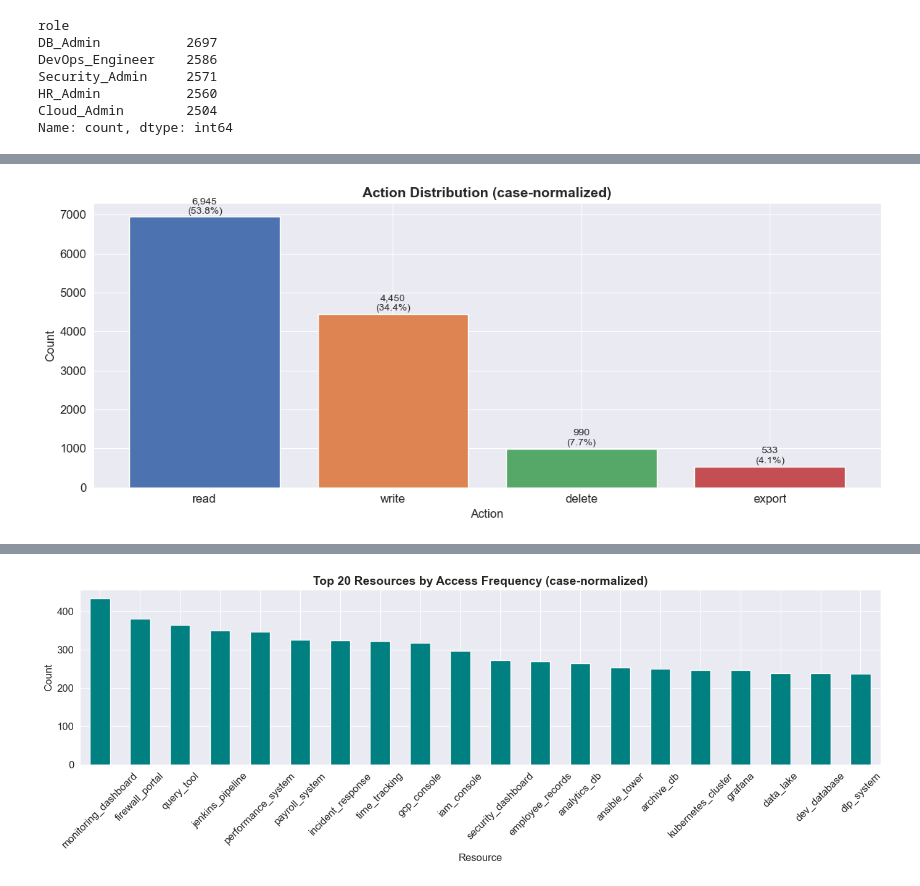
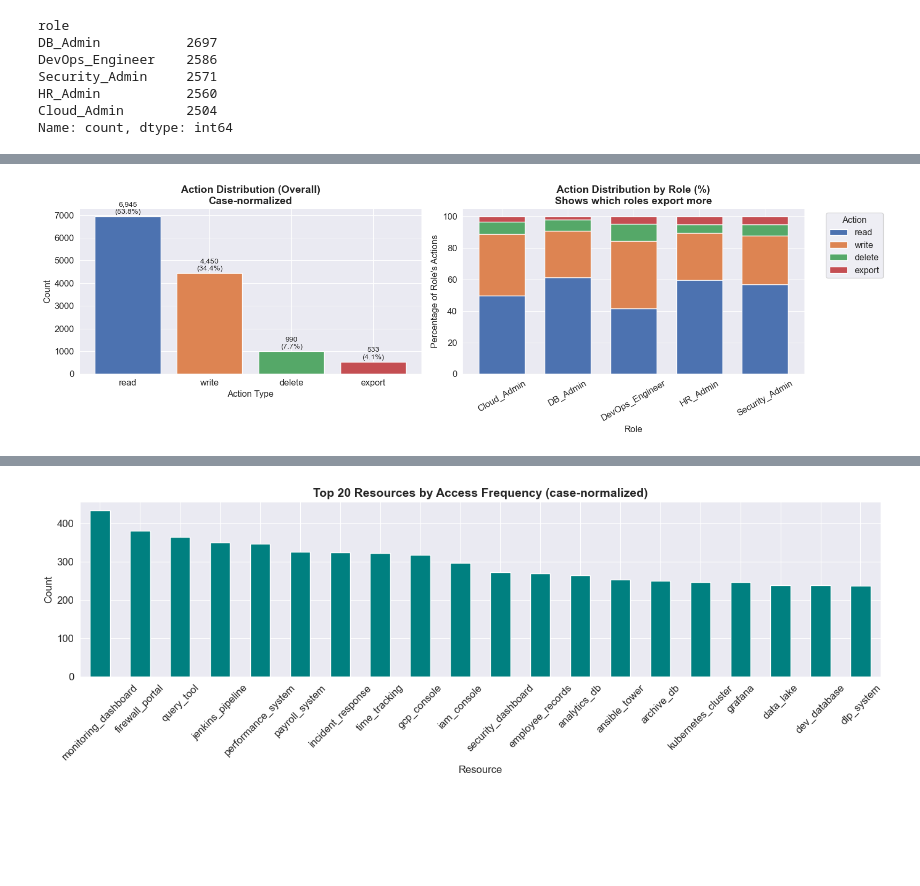
Before and after one commit to kalviumcommunity/S62-0226-Bazinga-DataScience-MachineLearning-Echelon, a Jupyter notebook: notebooks/01_data_exploration.ipynb, the cells around one changed output, grey strips where cells are left out. Drawn from its saved outputs; the diff is of its cells as text; code cells hidden in the pictures; blank space fills up the shorter version.

Commit message:
Refactored EDA notebook and added missing analysis sections

```diff
--- a/notebooks/01_data_exploration.ipynb
+++ b/notebooks/01_data_exploration.ipynb
@@ -131,0 +220,18 @@ Sample of duplicate pairs:
+# %%
+# ── Outlier Detection (IQR Method) ──────────────────────────────
+# IQR = Q3 - Q1; anything below Q1-1.5*IQR or above Q3+1.5*IQR is an outlier.
+# We do this BEFORE cleaning so we know what the raw data looks like.
+
+print("=== OUTLIER DETECTION (IQR Method) ===\n")
+
+for col in ['session_duration', 'access_volume']:
+    Q1 = df[col].quantile(0.25)
+    Q3 = df[col].quantile(0.75)
+    IQR = Q3 - Q1
+    lower = Q1 - 1.5 * IQR
+    upper = Q3 + 1.5 * IQR
+    outliers = ((df[col] < lower) | (df[col] > upper)).sum()
+    print(f"{col}:")
+    print(f"  Q1={Q1:.1f}, Q3={Q3:.1f}, IQR={IQR:.1f}")
+    print(f"  Lower fence: {lower:.1f} | Upper fence: {upper:.1f}")
+    print(f"  Outlier count: {outliers} ({outliers/len(df)*100:.2f}%)\n")
@@ -204,33 +385,86 @@ Name: count, dtype: int64
 # %%
-# Normalize to lowercase before counting so 'read' and 'Read'
-# are treated as the same action - otherwise the chart would show 8 bars
-# instead of 4, making exports look even rarer than they are
+# ── Action Distribution Overall + By Role (Stacked Bar) ─────────────────────
+# Shows overall action distribution AND which roles perform which actions
+# CRITICAL: Export ratio is the #1 weighted feature (22%) in risk scoring
+# Need to see which roles export more to understand baseline expectations
 
 action_counts = df['action'].str.lower().value_counts()
 
-fig, ax = plt.subplots()
-# Different colors per action makes it easier to reference in discussion
-bars = ax.bar(
+fig, axes = plt.subplots(1, 2, figsize=(16, 5))
+
+# === LEFT: Overall Action Distribution ===
+bars = axes[0].bar(
     action_counts.index,
     action_counts.values,
     color=['#4C72B0', '#DD8452', '#55A868', '#C44E52'],
     edgecolor='white'
 )
-ax.set_title('Action Distribution (case-normalized)', fontsize=14, fontweight='bold')
-ax.set_ylabel('Count')
-ax.set_xlabel('Action')
+axes[0].set_title('Action Distribution (Overall)\nCase-normalized',
+                  fontsize=14, fontweight='bold')
+axes[0].set_ylabel('Count')
+axes[0].set_xlabel('Action Type')
 
 # Add count AND percentage above each bar
 for bar in bars:
     height = int(bar.get_height())
-    ax.text(
+    axes[0].text(
         bar.get_x() + bar.get_width()/2,
-        height + 30,
+        height + 50,
         f'{height:,}\n({height/len(df)*100:.1f}%)',
         ha='center', va='bottom', fontsize=10
     )
 
+# === RIGHT: Action Distribution by Role (Stacked Bar) ===
+# This is the critical addition - shows which roles export more
+action_role_crosstab = pd.crosstab(
+    df['role'].str.strip(),
+    df['action'].str.lower(),
+    normalize='index'  # Normalize within each role (row-wise)
+) * 100
+
+# Ensure action order matches the left chart
+action_order = ['read', 'write', 'delete', 'export']
+action_role_crosstab = action_role_crosstab[[col for col in action_order if col in action_role_crosstab.columns]]
+
+action_role_crosstab.plot(
+    kind='bar',
+    stacked=True,
+    ax=axes[1],
+    color=['#4C72B0', '#DD8452', '#55A868', '#C44E52'],
+    edgecolor='white',
+    width=0.7
+)
+axes[1].set_title('Action Distribution by Role (%)\nShows which roles export more',
+                  fontsize=14, fontweight='bold')
+axes[1].set_ylabel('Percentage of Role\'s Actions')
+axes[1].set_xlabel('Role')
+axes[1].tick_params(axis='x', rotation=30)
+axes[1].legend(title='Action', bbox_to_anchor=(1.05, 1), loc='upper left')
+
 plt.tight_layout()
 plt.show()
+
+# === Print Detailed Export Analysis ===
+print("=== ACTION DISTRIBUTION ANALYSIS ===")
+print("\nOverall action breakdown:")
+for action, count in action_counts.items():
+    pct = count / len(df) * 100
+    print(f"  {action}: {count:,} ({pct:.2f}%)")
+
+print("\n=== EXPORT ANALYSIS BY ROLE ===")
+export_by_role = df[df['action'].str.lower() == 'export'].groupby('role').size()
+total_by_role = df.groupby('role').size()
+export_pct_by_role = (export_by_role / total_by_role * 100).sort_values(ascending=False)
+
+print("Export percentage by role (sorted high to low):")
+for role, pct in export_pct_by_role.items():
+    role_clean = role.strip()
+    export_count = export_by_role.get(role, 0)
+    print(f"  {role_clean}: {pct:.2f}% ({export_count:,} exports)")
+
+print("\n KEY INSIGHT:")
+print("Export ratio is the #1 risk indicator (22% weight in risk score)")
+print("Roles with higher export % should be monitored more closely")
+print("Individual users with >15% export ratio are governance risks")
 # %% [output]
-[figure, old version]
+[figure, new version]
```
Also changed, not shown: parts of 50 cells of this notebook, 9 other files.
